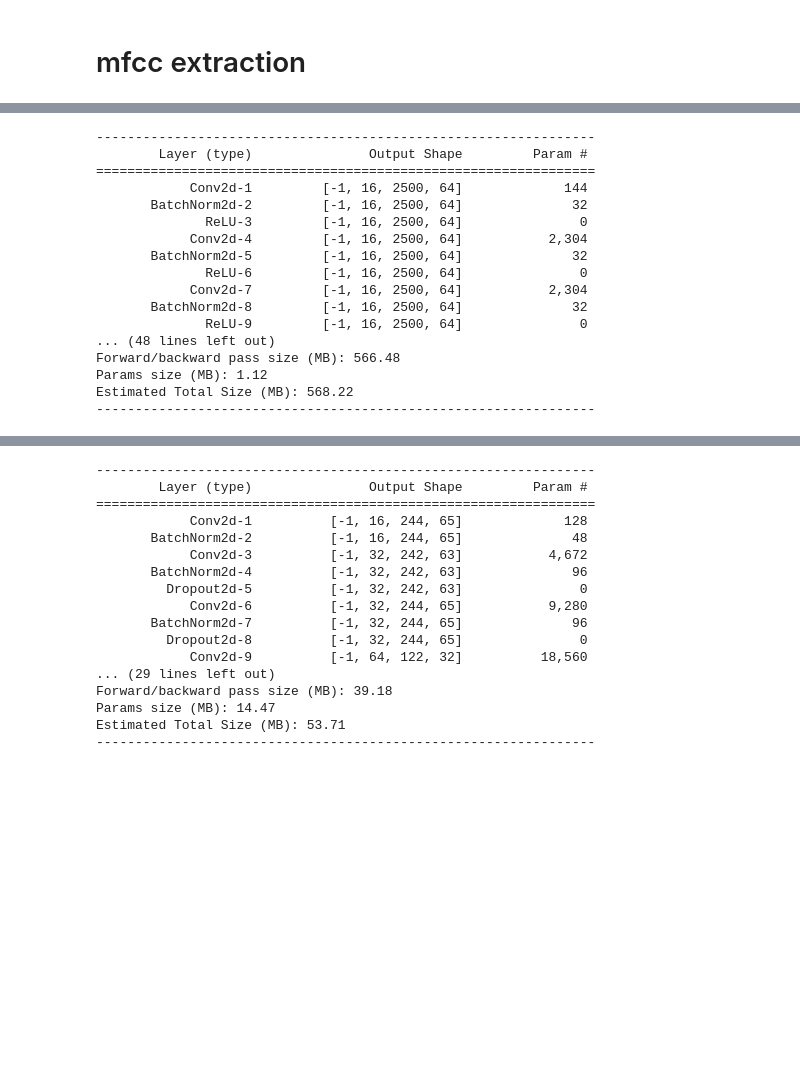
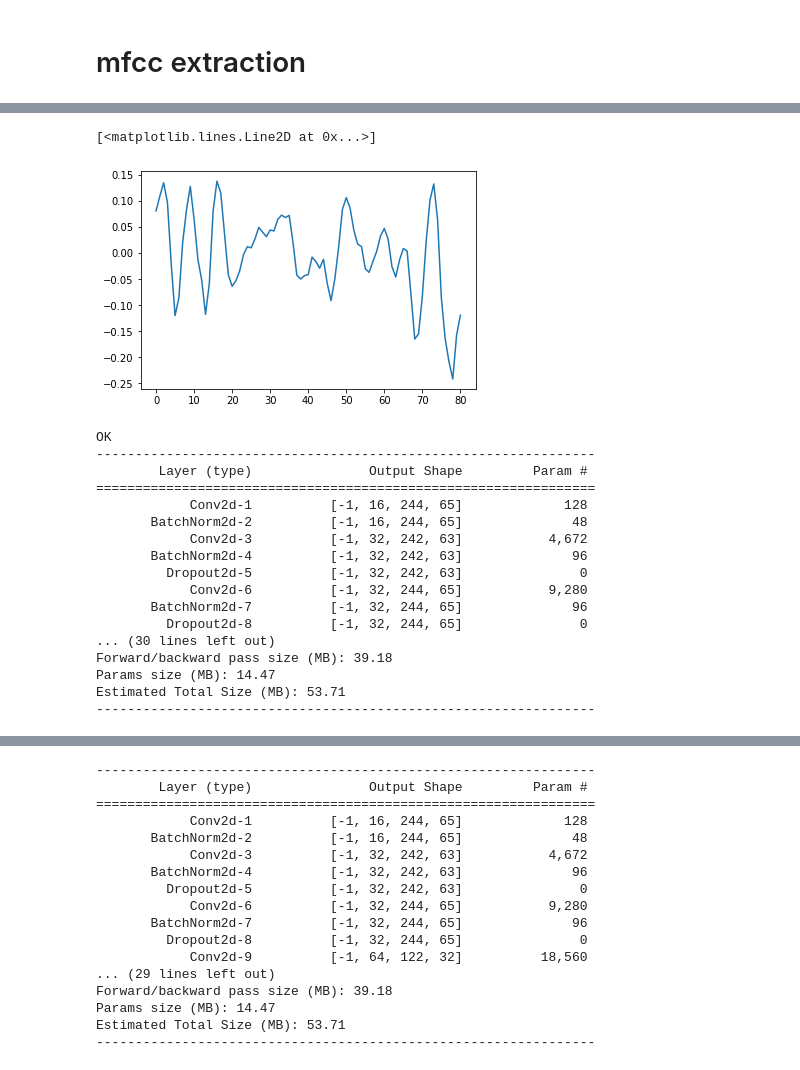
Before and after one commit to IstiaqAnsari/SpectNet, a Jupyter notebook: codes/almost trainer mfcc layer.ipynb, the cells around one changed output, grey strips where cells are left out. Saved outputs shown, nothing was run; the diff lists cells and outputs as text; code cells hidden in the pictures; blank space fills up the shorter version.

```diff
--- a/codes/almost trainer mfcc layer.ipynb
+++ b/codes/almost trainer mfcc layer.ipynb
@@ -289,20 +367,38 @@ from torchsummary import summary
+# %%
+model = Network(2,0)
+mfcc_gen = MFCC_Gen_coeff(fs=1000,filters=64,momentum=0.1)
+# %%
+mfcc_gen.gamma.weight = Parameter(torch.from_numpy(bank))
+# %%
+path = '/media/mhealthra2/Data/heart_sound/Heartnet_Results/logs/gammatone_torch_layer/fold0_noFIR dbt 64 HNET_2020-05-17 17.56.06.569274/weights/'
+weights = os.listdir(path)
+wow = dict(torch.load(path+weights[53]))
+gamma_weight = torch.cat([wow['filterbank.{}.weight'.format(i)] for i in range(64)])
+# %%
+from torch.nn.parameter import Parameter
+mfcc_gen.gamma.weight = Parameter(gamma_weight)
+# %%
+plt.plot(to_numpy(mfcc_gen.gamma.weight[35]).squeeze())
+# %% [output]
+[<matplotlib.lines.Line2D at 0x...>]
+[figure, added]
 # %%
-summary(model.cuda(),(1,2500,64))
+summary(model.cuda(),(1,240,64))
 # %% [output]
+OK
 ----------------------------------------------------------------
         Layer (type)               Output Shape         Param #
 ================================================================
-            Conv2d-1         [-1, 16, 2500, 64]             144
-       BatchNorm2d-2         [-1, 16, 2500, 64]              32
-              ReLU-3         [-1, 16, 2500, 64]               0
-            Conv2d-4         [-1, 16, 2500, 64]           2,304
-       BatchNorm2d-5         [-1, 16, 2500, 64]              32
-              ReLU-6         [-1, 16, 2500, 64]               0
-            Conv2d-7         [-1, 16, 2500, 64]           2,304
-       BatchNorm2d-8         [-1, 16, 2500, 64]              32
-              ReLU-9         [-1, 16, 2500, 64]               0
-... (48 lines left out)
-Forward/backward pass size (MB): 566.48
-Params size (MB): 1.12
-Estimated Total Size (MB): 568.22
+            Conv2d-1          [-1, 16, 244, 65]             128
+       BatchNorm2d-2          [-1, 16, 244, 65]              48
+            Conv2d-3          [-1, 32, 242, 63]           4,672
+       BatchNorm2d-4          [-1, 32, 242, 63]              96
+         Dropout2d-5          [-1, 32, 242, 63]               0
+            Conv2d-6          [-1, 32, 244, 65]           9,280
+       BatchNorm2d-7          [-1, 32, 244, 65]              96
+         Dropout2d-8          [-1, 32, 244, 65]               0
+... (30 lines left out)
+Forward/backward pass size (MB): 39.18
+Params size (MB): 14.47
+Estimated Total Size (MB): 53.71
 ----------------------------------------------------------------
```
Also changed, not shown: parts of 86 cells of this notebook, 10 other files.
